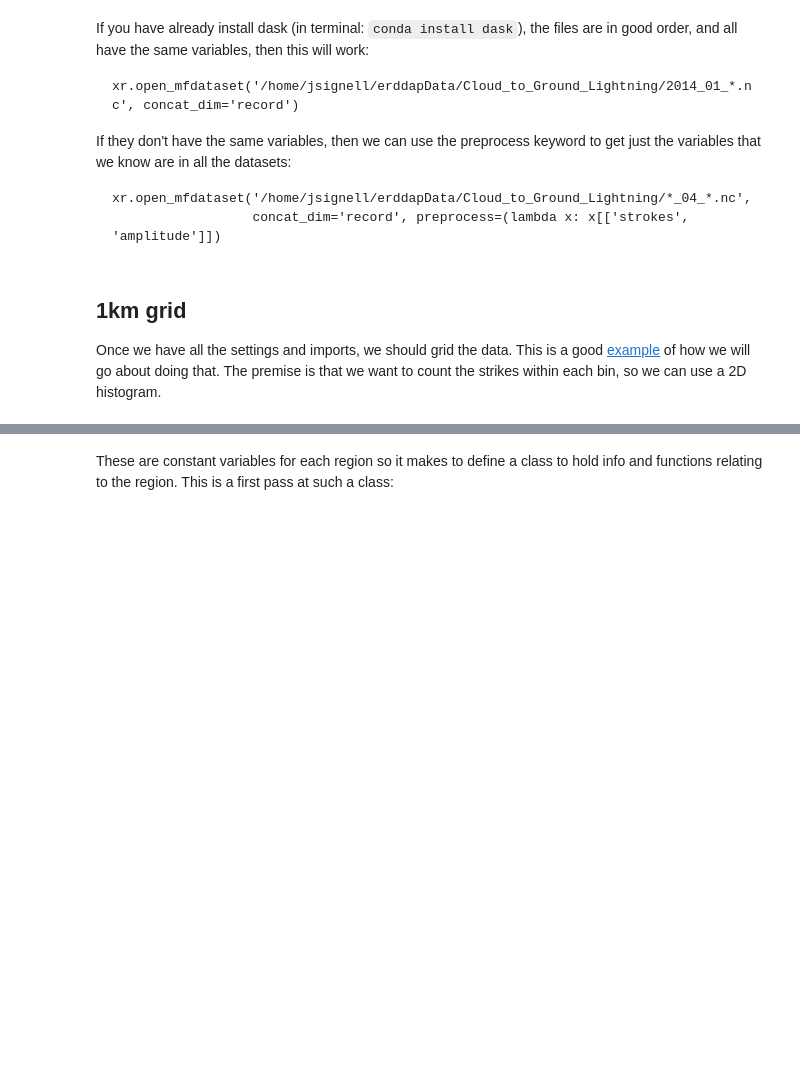
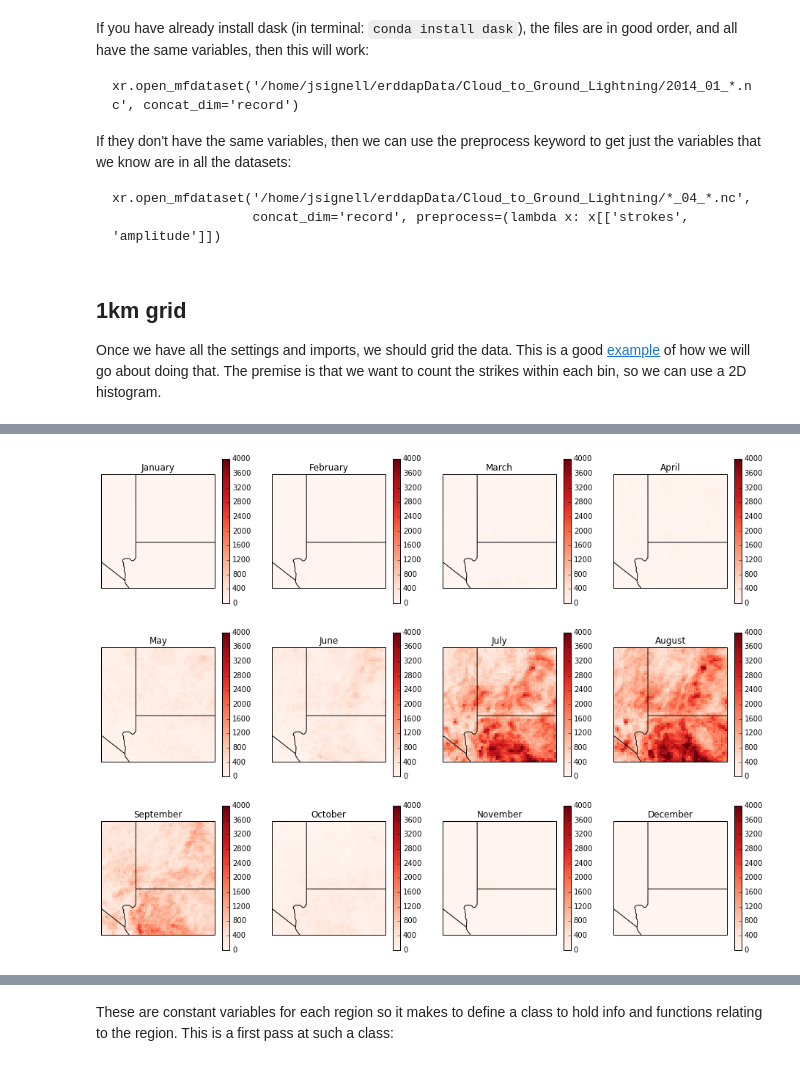
Before and after one commit to jsignell/lightning-tools, a Jupyter notebook: Gridding.ipynb, the cells around one changed output, grey strips where cells are left out. Drawn from its saved outputs; the diff is of its cells as text; code cells hidden in the pictures; blank space fills up the shorter version.

```diff
--- a/Gridding.ipynb
+++ b/Gridding.ipynb
@@ -27,5 +28,5 @@ If they don't have the same variables, then we can use the preprocess keyword to
     xr.open_mfdataset('/home/jsignell/erddapData/Cloud_to_Ground_Lightning/*_04_*.nc',
                       concat_dim='record', preprocess=(lambda x: x[['strokes', 'amplitude']])
 # %%
-ds = xr.open_mfdataset('/home/jsignell/erddapData/Cloud_to_Ground_Lightning/Cedar_City_UT/*_07_*.nc',
+ds = xr.open_mfdataset('/home/jsignell/erddapData/Cloud_to_Ground_Lightning/Cedar_City_UT/*_01_*.nc',
                        concat_dim='record', preprocess=(lambda x: x[['strokes', 'amplitude']]))
@@ -58,0 +56,13 @@ plt.colorbar(den, ax=ax)
+# %%
+c = Region(city=cities['cedar'])
+c.define_grid(nbins=60)
+# %%
+MMDC_grid = {}
+MMFC_grid = {}
+for m in range(1,13):
+    print m
+    ds = c.get_ds(m=m, grid=True)
+    c.to_diurnal(ds)
+    ds.close()
+    MMDC_grid.update({m: c.DC_grid})
+    MMFC_grid.update({m: c.FC_grid})
@@ -58,0 +82,10 @@ plt.colorbar(den, ax=ax)
+# %%
+plt.figure(figsize=(16, 12))
+for m in months.keys():
+    ax = background(plt.subplot(3, 4, m, projection=ccrs.PlateCarree()))
+    den = ax.pcolor(c.gridx, c.gridy, MMFC_grid[m], cmap='Reds', vmin=0, vmax=4000)
+    ax.set_title(months[m])
+    plt.colorbar(den, ax=ax)
+plt.savefig('output/Cedar City mean monthly flash count.png')
+# %% [output]
+[figure, added]
```
Also changed, not shown: parts of 22 cells of this notebook.
